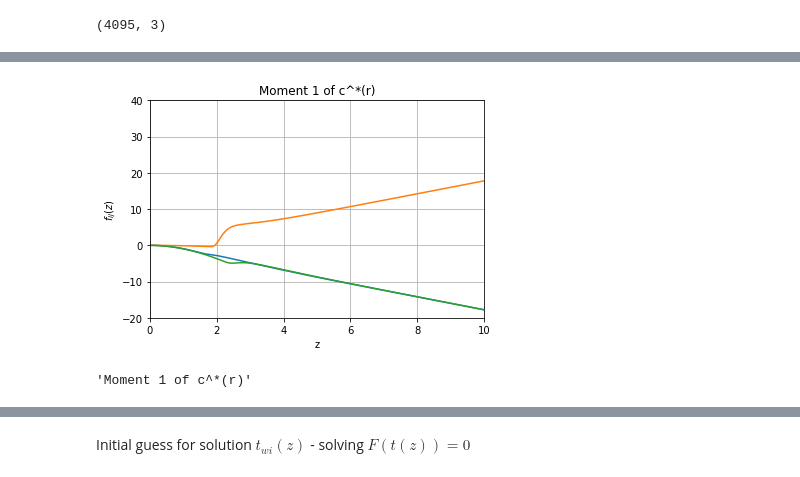
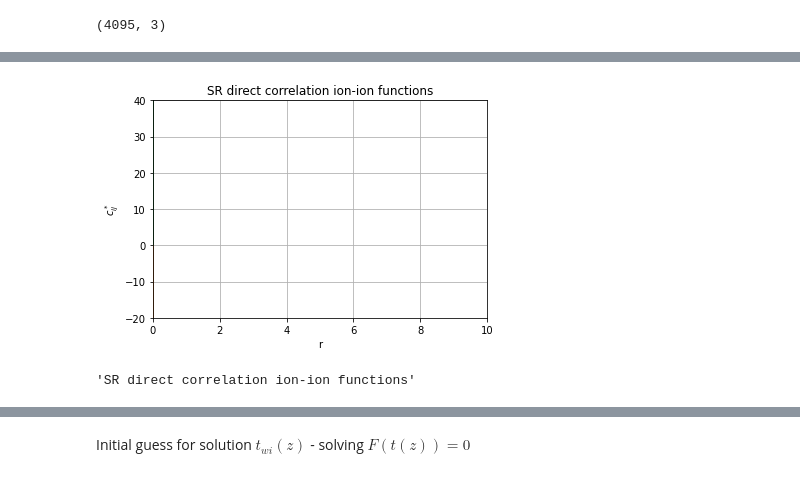
Before and after one commit to Mjboothaus/PhD-Thesis, a Jupyter notebook: notebooks/singlet_kcl.ipynb, the cells around one changed output, grey strips where cells are left out. Saved outputs shown, nothing was run; the diff lists cells and outputs as text; code cells hidden in the pictures.

```diff
--- a/notebooks/singlet_kcl.ipynb
+++ b/notebooks/singlet_kcl.ipynb
@@ -193,4 +193,4 @@ c_short[1:].shape
 # %% [output]
 (4095, 3)
 # %%
-charge_ij = np.array([1, -1, 1])
+charge_pair = np.array([1, -1, 1]) * elementary_charge
@@ -200,0 +239,2 @@ beta / epsilon
+# %%
+tmp = np.matmul(np.transpose([1 / r[1:]]), np.transpose([charge_pair]).T)
@@ -201,2 +257,4 @@ beta / epsilon
 # %%
-c_short[1:] = c_short[1:] + beta / epsilon / np.transpose(r[1:] * charge_ij)
+# skip r = 0
+
+c_short[1:] = c_short[1:] + beta * tmp / epsilon
@@ -205,3 +271,8 @@ ValueError: operands could not be broadcast together with shapes (4095,) (3,)
+# %%
+make_simple_plot(r, c_short, "r", "$c_{ij}^*$", "SR direct correlation ion-ion functions")
+# %% [output]
+[figure, added]
+'SR direct correlation ion-ion functions'
 # %%
 def int_z_infty_dr_r_c_short(c_short, z):
     for ij in range(n_pair):
@@ -218,9 +289,6 @@ def int_z_infty_dr_r2_c_short(c_short, z):
 f1 = int_z_infty_dr_r_c_short(c_short, z)
 # %%
 make_simple_plot(z, f1, "z", "$f_{ij}(z)$", "Moment 1 of c^*(r)")
-# %% [output]
-[figure, removed]
-'Moment 1 of c^*(r)'
 # %%
 f2 = int_z_infty_dr_r2_c_short(c_short, z)
 # %%
```
Also changed, not shown: parts of 24 cells of this notebook, 1 other file.
